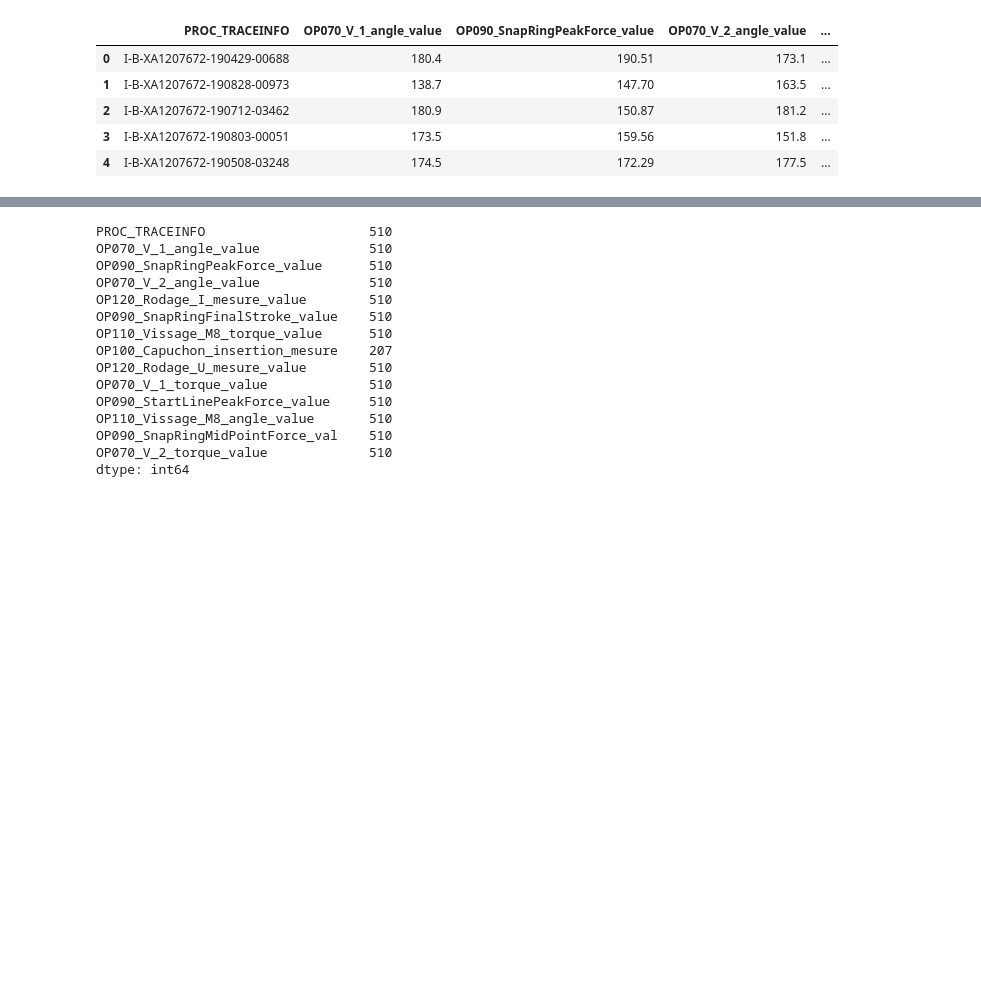
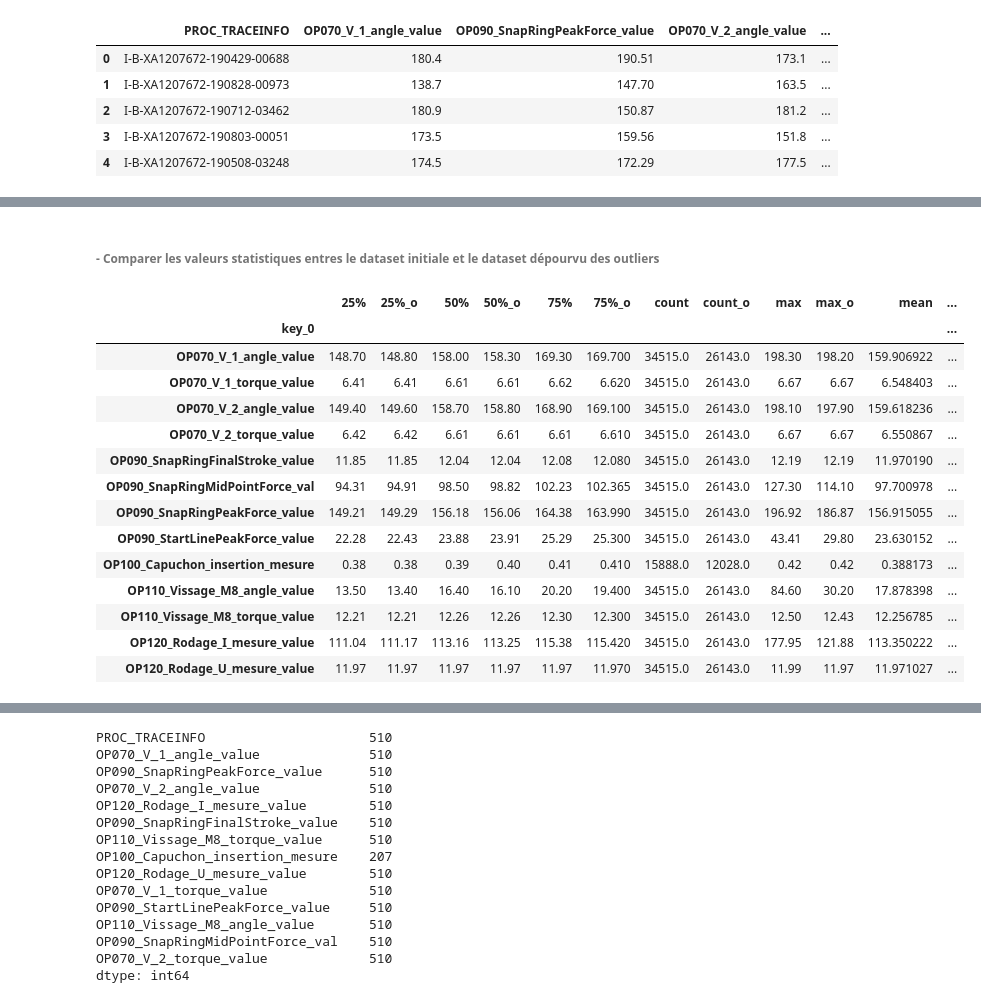
Before and after one commit to W-Alphonse/EXED-Training, a Jupyter notebook: ___VALEO/src/notebooks/valeo.ipynb, the cells around one changed output, grey strips where cells are left out. Cells and saved outputs as stored; diff of their text form; code cells hidden in the pictures; blank space fills up the shorter version.

```diff
--- a/___VALEO/src/notebooks/valeo.ipynb
+++ b/___VALEO/src/notebooks/valeo.ipynb
@@ -59,0 +38,2 @@ memory usage: 3.7+ MB
+# %%
+data = DfUtil.read_csv([Const.rootDataTrain() , "traininginputs.csv"])
@@ -200,0 +189,7 @@ data[["OP120_Rodage_I_mesure_value","OP120_Rodage_U_mesure_value","OP100_Capucho
+# %%
+Q1 = X_data.quantile(0.25)
+Q3 = X_data.quantile(0.75)
+IQR = Q3 - Q1
+#
+outliers = ((X_data < (Q1 - 1.5 * IQR)) |(X_data > (Q3 + 1.5 * IQR))).any(axis=1)
+print(f"Le ratio d'outlier est de {len(X_data[outliers].index)/len(X_data.index)}")
@@ -200,0 +208,28 @@ data[["OP120_Rodage_I_mesure_value","OP120_Rodage_U_mesure_value","OP100_Capucho
+# %% [markdown]
+######  - Comparer les valeurs statistiques entres le dataset initiale et le dataset dépourvu des outliers
+# %%
+# 1 - Le dataset dépourvu des outliers
+X_data_out = X_data[~outliers]
+# 2 - Creéer les 2 dataframes des valeurs statistique descriptive
+Xt =  X_data.sort_index(axis=1).describe().transpose()
+Xt_out =  X_data_out.sort_index(axis=1).describe().transpose()
+# 3 - Fusionner les afin de pouvoir les comparer
+xt_merged = pd.merge(left=Xt, right=Xt_out, how='inner', left_on=Xt.index, right_on=Xt_out.index, suffixes=('','_o'))
+xt_merged = xt_merged.set_index(['key_0'])
+xt_merged.sort_index(axis=1)
+# %% [output]
+|  | 25% | 25%_o | 50% | 50%_o | 75% | 75%_o | count | count_o | max | max_o | mean | ... |
+| key_0 |  |  |  |  |  |  |  |  |  |  |  | ... |
+| OP070_V_1_angle_value | 148.70 | 148.80 | 158.00 | 158.30 | 169.30 | 169.700 | 34515.0 | 26143.0 | 198.30 | 198.20 | 159.906922 | ... |
+| OP070_V_1_torque_value | 6.41 | 6.41 | 6.61 | 6.61 | 6.62 | 6.620 | 34515.0 | 26143.0 | 6.67 | 6.67 | 6.548403 | ... |
+| OP070_V_2_angle_value | 149.40 | 149.60 | 158.70 | 158.80 | 168.90 | 169.100 | 34515.0 | 26143.0 | 198.10 | 197.90 | 159.618236 | ... |
+| OP070_V_2_torque_value | 6.42 | 6.42 | 6.61 | 6.61 | 6.61 | 6.610 | 34515.0 | 26143.0 | 6.67 | 6.67 | 6.550867 | ... |
+| OP090_SnapRingFinalStroke_value | 11.85 | 11.85 | 12.04 | 12.04 | 12.08 | 12.080 | 34515.0 | 26143.0 | 12.19 | 12.19 | 11.970190 | ... |
+| OP090_SnapRingMidPointForce_val | 94.31 | 94.91 | 98.50 | 98.82 | 102.23 | 102.365 | 34515.0 | 26143.0 | 127.30 | 114.10 | 97.700978 | ... |
+| OP090_SnapRingPeakForce_value | 149.21 | 149.29 | 156.18 | 156.06 | 164.38 | 163.990 | 34515.0 | 26143.0 | 196.92 | 186.87 | 156.915055 | ... |
+| OP090_StartLinePeakForce_value | 22.28 | 22.43 | 23.88 | 23.91 | 25.29 | 25.300 | 34515.0 | 26143.0 | 43.41 | 29.80 | 23.630152 | ... |
+| OP100_Capuchon_insertion_mesure | 0.38 | 0.38 | 0.39 | 0.40 | 0.41 | 0.410 | 15888.0 | 12028.0 | 0.42 | 0.42 | 0.388173 | ... |
+| OP110_Vissage_M8_angle_value | 13.50 | 13.40 | 16.40 | 16.10 | 20.20 | 19.400 | 34515.0 | 26143.0 | 84.60 | 30.20 | 17.878398 | ... |
+| OP110_Vissage_M8_torque_value | 12.21 | 12.21 | 12.26 | 12.26 | 12.30 | 12.300 | 34515.0 | 26143.0 | 12.50 | 12.43 | 12.256785 | ... |
+| OP120_Rodage_I_mesure_value | 111.04 | 111.17 | 113.16 | 113.25 | 115.38 | 115.420 | 34515.0 | 26143.0 | 177.95 | 121.88 | 113.350222 | ... |
+| OP120_Rodage_U_mesure_value | 11.97 | 11.97 | 11.97 | 11.97 | 11.97 | 11.970 | 34515.0 | 26143.0 | 11.99 | 11.97 | 11.971027 | ... |
```
Also changed, not shown: parts of 33 cells of this notebook, 5 other files.
